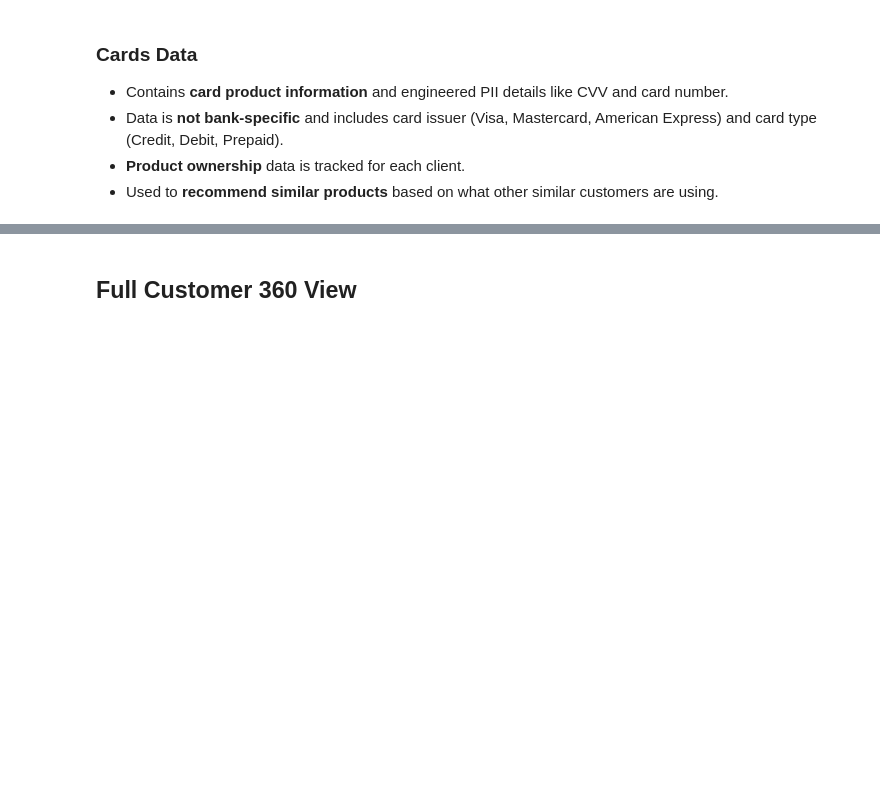
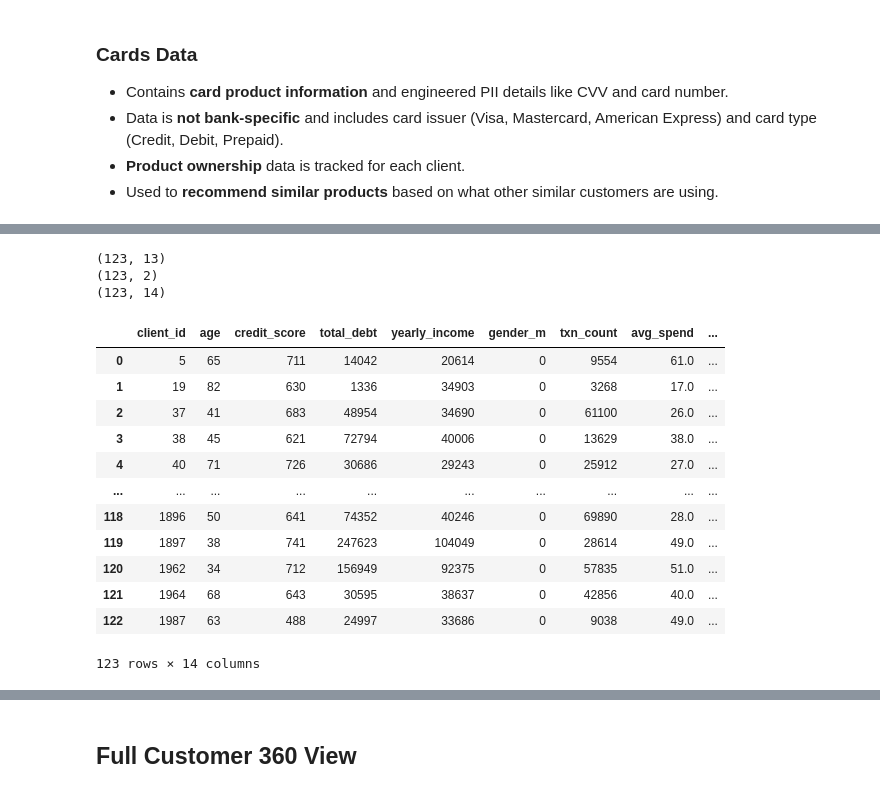
Before and after one commit to shloksah/customer360_google_hackathon, a Jupyter notebook: Customer360_Google_Hackathon.ipynb, the cells around one changed output, grey strips where cells are left out. Saved outputs shown, nothing was run; the diff lists cells and outputs as text; code cells hidden in the pictures; blank space fills up the shorter version.

```diff
--- a/Customer360_Google_Hackathon.ipynb
+++ b/Customer360_Google_Hackathon.ipynb
@@ -444,0 +554,27 @@ print("✅ Table created successfully")
+# %%
+df_client_features = client.query("select * from `my_database.customer_features`").to_dataframe()
+print(df_client_features.shape)
+
+df_client_clusters = client.query("select * from `my_database.customer_segments`").to_dataframe()
+print(df_client_clusters.shape)
+
+df_client_features_w_clusters = pd.merge(df_client_features, df_client_clusters, on='client_id', how='left')
+print(df_client_features_w_clusters.shape)
+df_client_features_w_clusters
+# %% [output]
+(123, 13)
+(123, 2)
+(123, 14)
+|  | client_id | age | credit_score | total_debt | yearly_income | gender_m | txn_count | avg_spend | ... |
+| 0 | 5 | 65 | 711 | 14042 | 20614 | 0 | 9554 | 61.0 | ... |
+| 1 | 19 | 82 | 630 | 1336 | 34903 | 0 | 3268 | 17.0 | ... |
+| 2 | 37 | 41 | 683 | 48954 | 34690 | 0 | 61100 | 26.0 | ... |
+| 3 | 38 | 45 | 621 | 72794 | 40006 | 0 | 13629 | 38.0 | ... |
+| 4 | 40 | 71 | 726 | 30686 | 29243 | 0 | 25912 | 27.0 | ... |
+| ... | ... | ... | ... | ... | ... | ... | ... | ... | ... |
+| 118 | 1896 | 50 | 641 | 74352 | 40246 | 0 | 69890 | 28.0 | ... |
+| 119 | 1897 | 38 | 741 | 247623 | 104049 | 0 | 28614 | 49.0 | ... |
+| 120 | 1962 | 34 | 712 | 156949 | 92375 | 0 | 57835 | 51.0 | ... |
+| 121 | 1964 | 68 | 643 | 30595 | 38637 | 0 | 42856 | 40.0 | ... |
+| 122 | 1987 | 63 | 488 | 24997 | 33686 | 0 | 9038 | 49.0 | ... |
+123 rows × 14 columns
```
Also changed, not shown: parts of 33 cells of this notebook.
